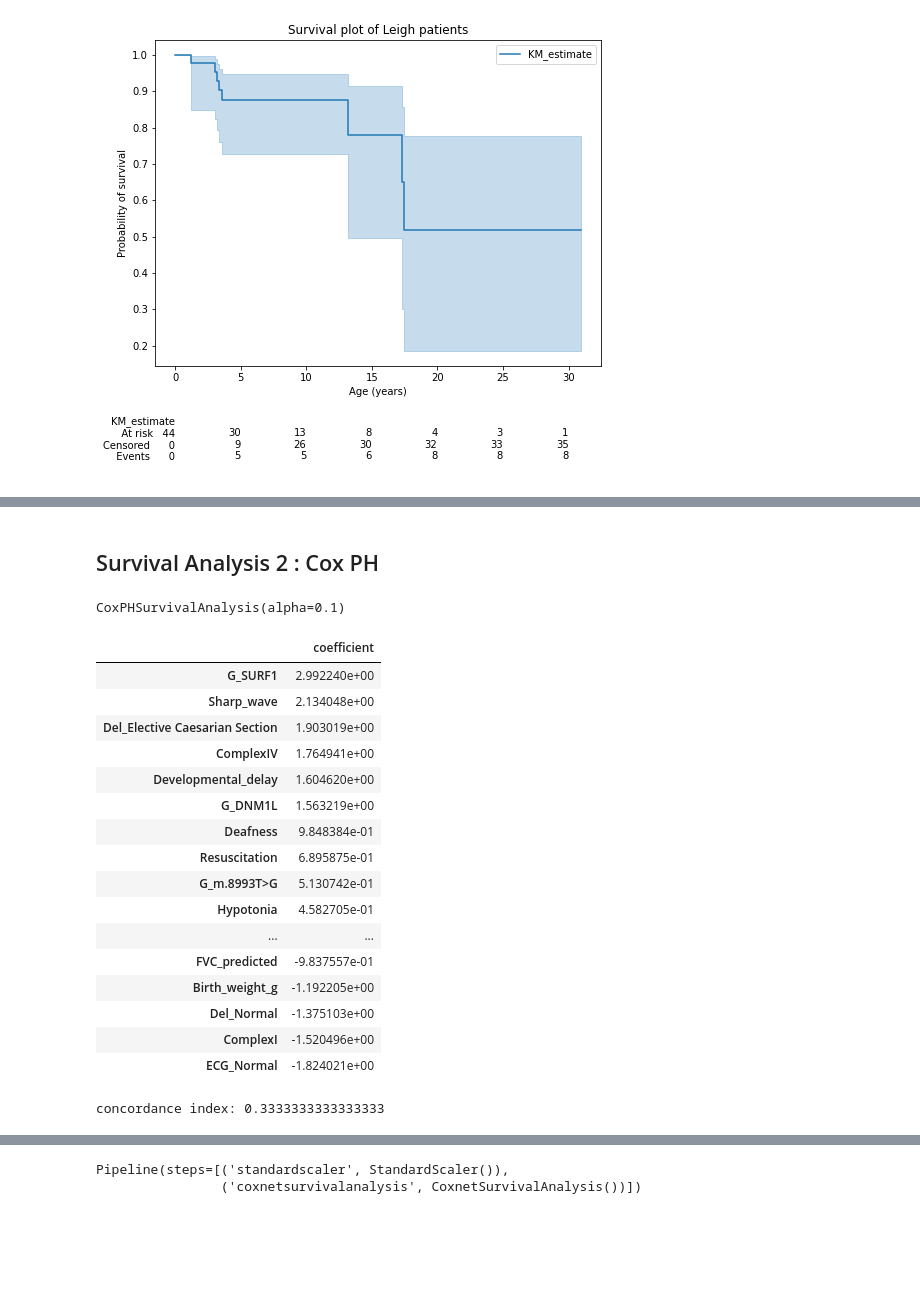
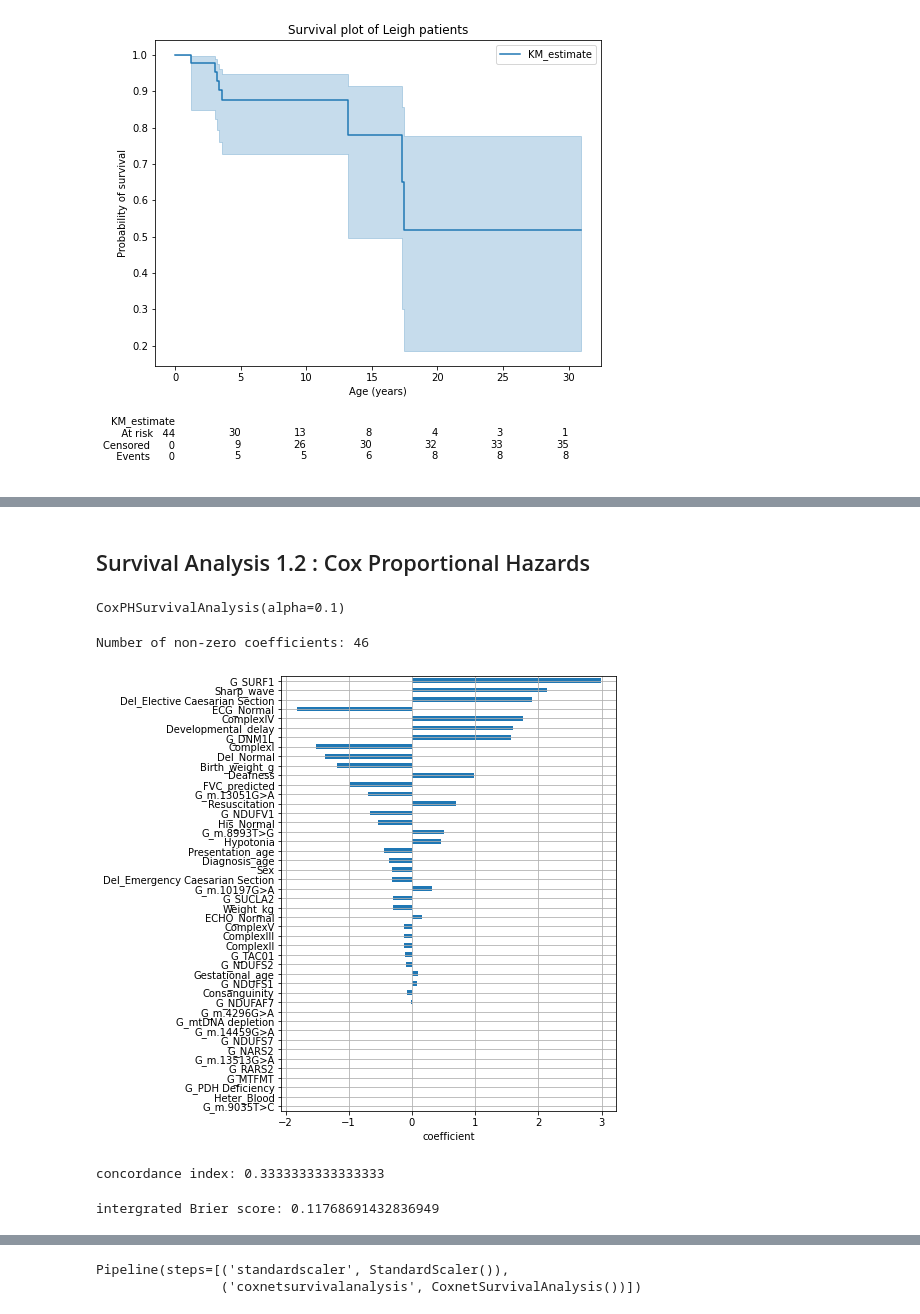
Before and after one commit to nishaalajmera/ML-for-Leigh-Syndrome, a Jupyter notebook: EDA.ipynb, the cells around one changed output, grey strips where cells are left out. Cells and saved outputs as stored; diff of their text form; code cells hidden in the pictures; blank space fills up the shorter version.

```diff
--- a/EDA.ipynb
+++ b/EDA.ipynb
@@ -497,5 +511,5 @@ add_at_risk_counts(kmf)
 # %% [markdown]
-## Survival Analysis 2 : Cox PH
+## Survival Analysis 1.2 : Cox Proportional Hazards
 # %%
 import pandas as pd
 import numpy as np
@@ -522,25 +536,20 @@ CoxPHSurvivalAnalysis(alpha=0.1)
 # %%
 coef= cph.coef_
 coefficients = pd.DataFrame(coef,columns=['coefficient'],index=X_train.columns)
-coefficients.sort_values(by='coefficient',ascending=False)
-# %% [output]
-|  | coefficient |
-| G_SURF1 | 2.992240e+00 |
-| Sharp_wave | 2.134048e+00 |
-| Del_Elective Caesarian Section | 1.903019e+00 |
-| ComplexIV | 1.764941e+00 |
-| Developmental_delay | 1.604620e+00 |
-| G_DNM1L | 1.563219e+00 |
-| Deafness | 9.848384e-01 |
-| Resuscitation | 6.895875e-01 |
-| G_m.8993T>G | 5.130742e-01 |
-| Hypotonia | 4.582705e-01 |
-| ... | ... |
-| FVC_predicted | -9.837557e-01 |
-| Birth_weight_g | -1.192205e+00 |
-| Del_Normal | -1.375103e+00 |
-| ComplexI | -1.520496e+00 |
-| ECG_Normal | -1.824021e+00 |
+# %%
+non_zero = np.sum(coefficients.iloc[:, 0] != 0)
+print("Number of non-zero coefficients: {}".format(non_zero))
+
+non_zero_coefs = coefficients.query("coefficient != 0")
+coef_order = non_zero_coefs.abs().sort_values("coefficient").index
+
+_, ax = plt.subplots(figsize=(6, 8))
+non_zero_coefs.loc[coef_order].plot.barh(ax=ax, legend=False)
+ax.set_xlabel("coefficient")
+ax.grid(True)
+# %% [output]
+Number of non-zero coefficients: 46
+[figure, added]
 # %%
 from sksurv.metrics import concordance_index_censored
 
@@ -553,3 +562,14 @@ result = concordance_index_censored(y_test["Event"], y_test["Age"], prediction)
 print("concordance index:", result[0] )
 # %% [output]
 concordance index: 0.3333333333333333
+# %%
+from sksurv.metrics import integrated_brier_score
+
+survs = cph.predict_survival_function(X_test)
+times = np.arange(2.5, 24)
+preds = np.asarray([[fn(t) for t in times] for fn in survs])
+score = integrated_brier_score(y_test,y_test, preds, times)
+
+print("intergrated Brier score:",score)
+# %% [output]
+intergrated Brier score: 0.11768691432836949
```
Also changed, not shown: parts of 223 cells of this notebook, 10 other files.
